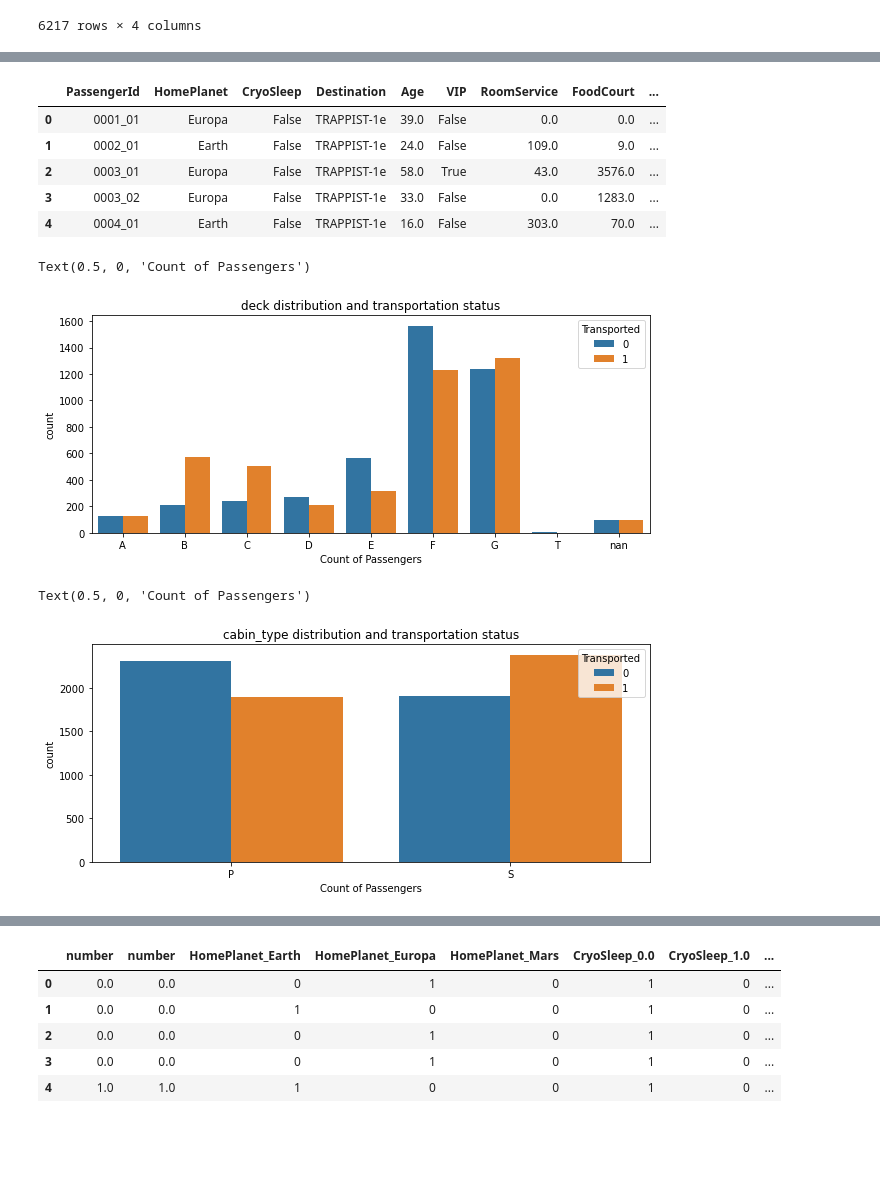
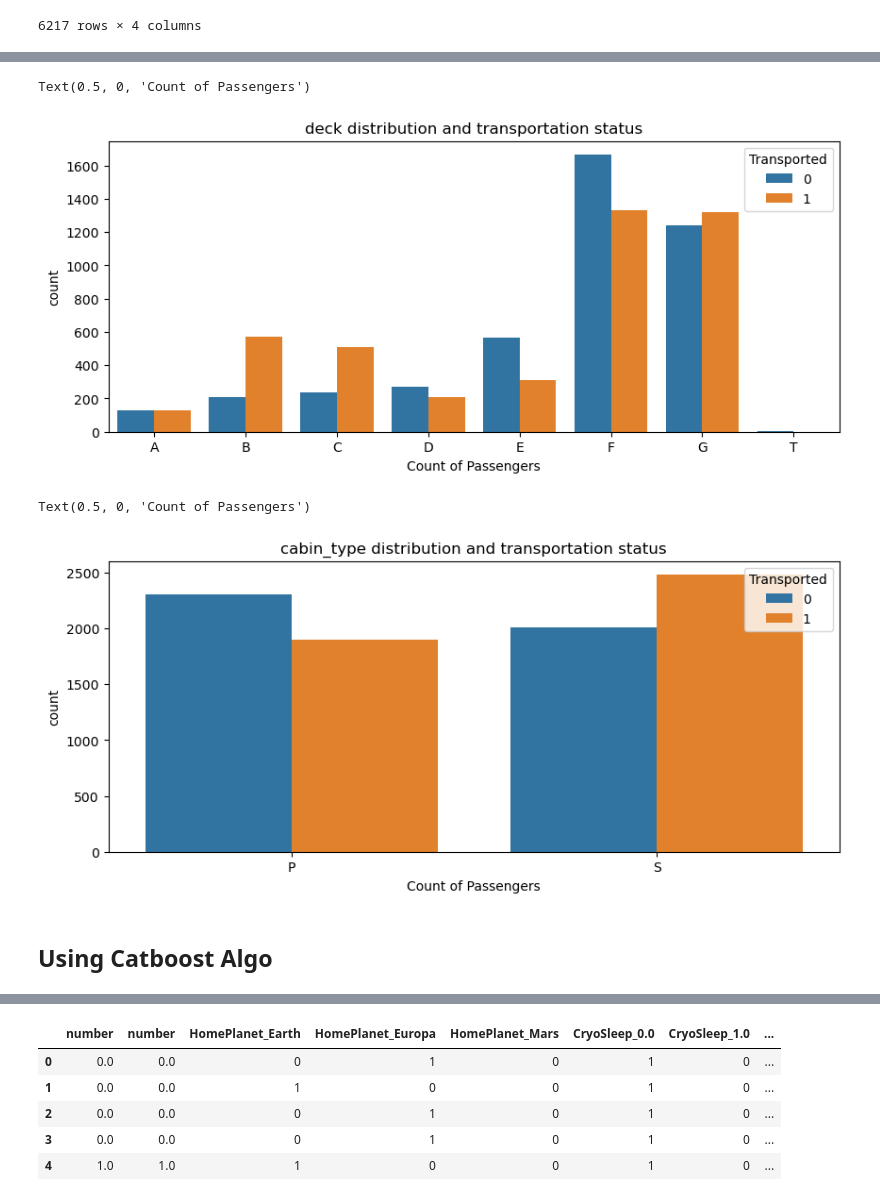
Before and after one commit to tdrumhel1/kaggle_space_titanic, a Jupyter notebook: Project Notebook.ipynb, the cells around one changed output, grey strips where cells are left out. Drawn from its saved outputs; the diff is of its cells as text; code cells hidden in the pictures; blank space fills up the shorter version.

```diff
--- a/Project Notebook.ipynb
+++ b/Project Notebook.ipynb
@@ -189,16 +237,16 @@ plt.xlabel("Count of Passengers")
 Text(0.5, 0, 'Count of Passengers')
 [figure]
 # %%
-train['side_deck'] = train['side'] + train['deck']
+train_df['side_deck'] = train_df['side'] + train_df['deck']
 
 plt.figure(figsize=(10,4))
 
-sns.countplot(data=train, x="side_deck", hue="Transported")
+sns.countplot(data=train_df, x="side_deck", hue="Transported")
 
 # Aesthetics
 plt.title("side_deck and transportation status")
 plt.xlabel("Count of Passengers")
-plt.xticks(range(len(train['side_deck'].sort_values().unique())),train['side_deck'].sort_values().unique())
+plt.xticks(range(len(train_df['side_deck'].sort_values().unique())),train_df['side_deck'].sort_values().unique())
 plt.show
 # %% [output]
 <function matplotlib.pyplot.show(close=None, block=None)>
@@ -208,16 +256,16 @@ plt.show
 # train.number.min() --0
 # train.number.max() --1894
 
-train['number_bins'] = pd.cut(train.number,19,precision=0)
+train_df['number_bins'] = pd.cut(train_df.number,19,precision=0)
 
 plt.figure(figsize=(10,4))
 
-sns.countplot(data=train, x="number_bins", hue="Transported")
+sns.countplot(data=train_df, x="number_bins", hue="Transported")
 
 # Aesthetics
 plt.title("number_bins and transportation status")
 plt.xlabel("Count of Passengers")
-plt.xticks(range(len(train['number_bins'].sort_values().unique())),train['number_bins'].sort_values().unique(),\
+plt.xticks(range(len(train_df['number_bins'].sort_values().unique())),train_df['number_bins'].sort_values().unique(),\
           rotation=90)
 plt.show
 # %% [output]
@@ -228,16 +276,16 @@ plt.show
 # train.number.min() --0
 # train.number.max() --1894
 
-train['number_bins'] = pd.cut(train.number,19,precision=0)
+train_df['number_bins'] = pd.cut(train_df.number,19,precision=0)
 
 plt.figure(figsize=(10,4))
 
-sns.countplot(data=train, x="number_bins", hue="Transported")
+sns.countplot(data=train_df, x="number_bins", hue="Transported")
 
 # Aesthetics
 plt.title("number_bins and transportation status")
 plt.xlabel("Count of Passengers")
-plt.xticks(range(len(train['number_bins'].sort_values().unique())),train['number_bins'].sort_values().unique(),\
+plt.xticks(range(len(train_df['number_bins'].sort_values().unique())),train_df['number_bins'].sort_values().unique(),\
           rotation=90)
 plt.show
 # %% [output]
@@ -447,37 +368,29 @@ Name: Name, Length: 2218, dtype: int64
-# %%
-# It appears that passengers have a greater chance of being transported if their other family members are
-train_df_cab.head()
-# %% [output]
-|  | PassengerId | HomePlanet | CryoSleep | Destination | Age | VIP | RoomService | FoodCourt | ... |
-| 0 | 0001_01 | Europa | False | TRAPPIST-1e | 39.0 | False | 0.0 | 0.0 | ... |
-| 1 | 0002_01 | Earth | False | TRAPPIST-1e | 24.0 | False | 109.0 | 9.0 | ... |
-| 2 | 0003_01 | Europa | False | TRAPPIST-1e | 58.0 | True | 43.0 | 3576.0 | ... |
-| 3 | 0003_02 | Europa | False | TRAPPIST-1e | 33.0 | False | 0.0 | 1283.0 | ... |
-| 4 | 0004_01 | Earth | False | TRAPPIST-1e | 16.0 | False | 303.0 | 70.0 | ... |
 # %%
 # Dropping name for now, as it is too unique to use
-train_df_cab.drop('Name',axis=1,inplace=True)
+train_df.drop('Name',axis=1,inplace=True)
 # %%
 # Inspecting Cabin Feature Engineering....deck and cabin_type (made up names) could be good variables
 plt.figure(figsize=(10,4))
 
-sns.countplot(data=train_df_cab.sort_values(by='deck'), x="deck", hue="Transported")
+sns.countplot(data=train_df.sort_values(by='deck'), x="deck", hue="Transported")
 
 # Aesthetics
 plt.title("deck distribution and transportation status")
 plt.xlabel("Count of Passengers")
 # %% [output]
 Text(0.5, 0, 'Count of Passengers')
-[figure, old version]
+[figure, new version]
 # %%
 # Inspecting Cabin Feature Engineering....deck and cabin_type (made up names) could be good variables
 plt.figure(figsize=(10,4))
 
-sns.countplot(data=train_df_cab, x="side", hue="Transported")
+sns.countplot(data=train_df, x="side", hue="Transported")
 
 # Aesthetics
 plt.title("cabin_type distribution and transportation status")
 plt.xlabel("Count of Passengers")
 # %% [output]
 Text(0.5, 0, 'Count of Passengers')
-[figure, old version]
+[figure, new version]
+# %% [markdown]
+## Using Catboost Algo
```
Also changed, not shown: parts of 84 cells of this notebook, 10 other files.
